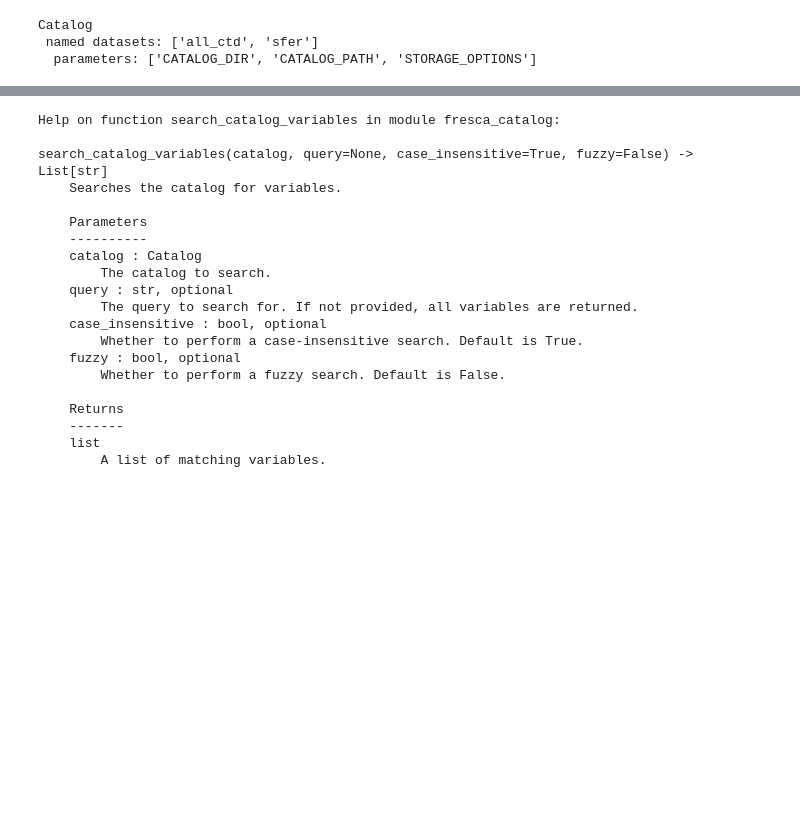
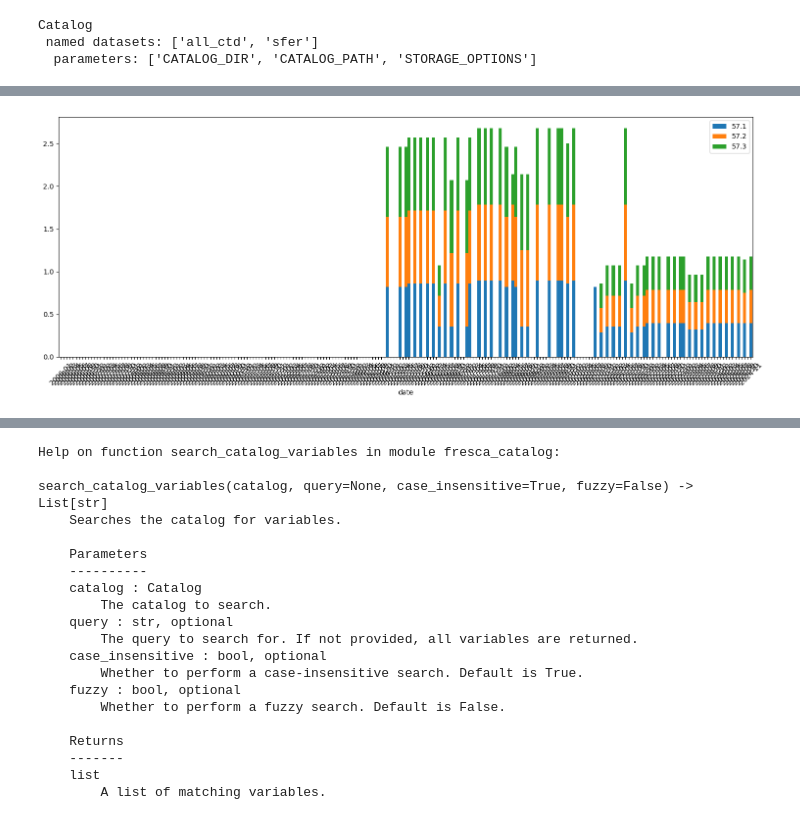
Before and after one commit to axiom-data-science/fresca-catalog, a Jupyter notebook: example.ipynb, the cells around one changed output, grey strips where cells are left out. Cells and saved outputs as stored; diff of their text form; code cells hidden in the pictures; blank space fills up the shorter version.

```diff
--- a/example.ipynb
+++ b/example.ipynb
@@ -18,0 +23,4 @@ Catalog
+# %%
+plot_ts(catalog, ['57.1', '57.2', '57.3'], time_bin='M')
+# %% [output]
+[figure, added]
```
Also changed, not shown: parts of 5 cells of this notebook, 2 other files.
